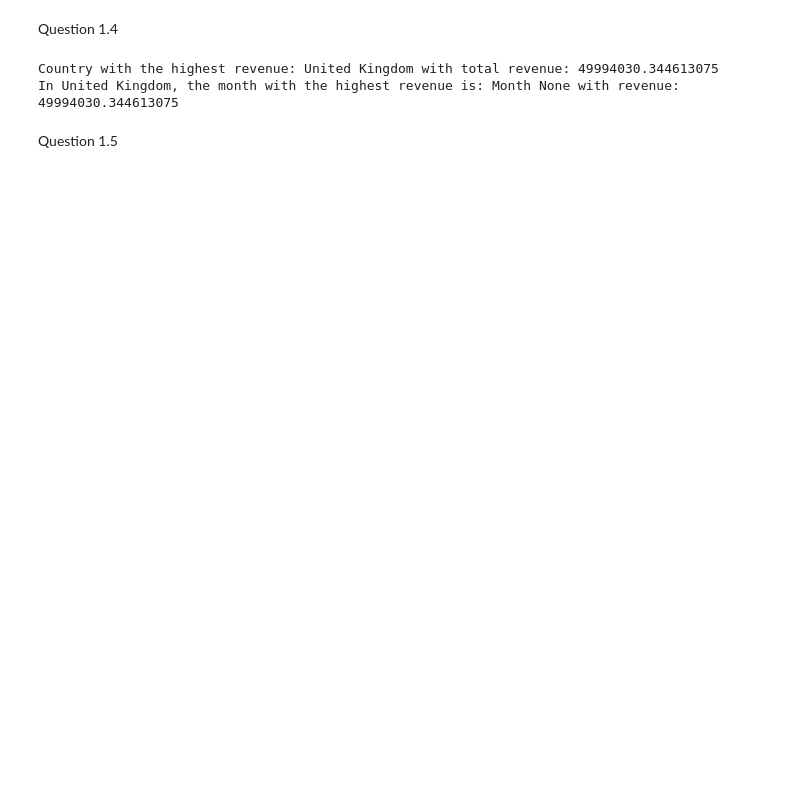
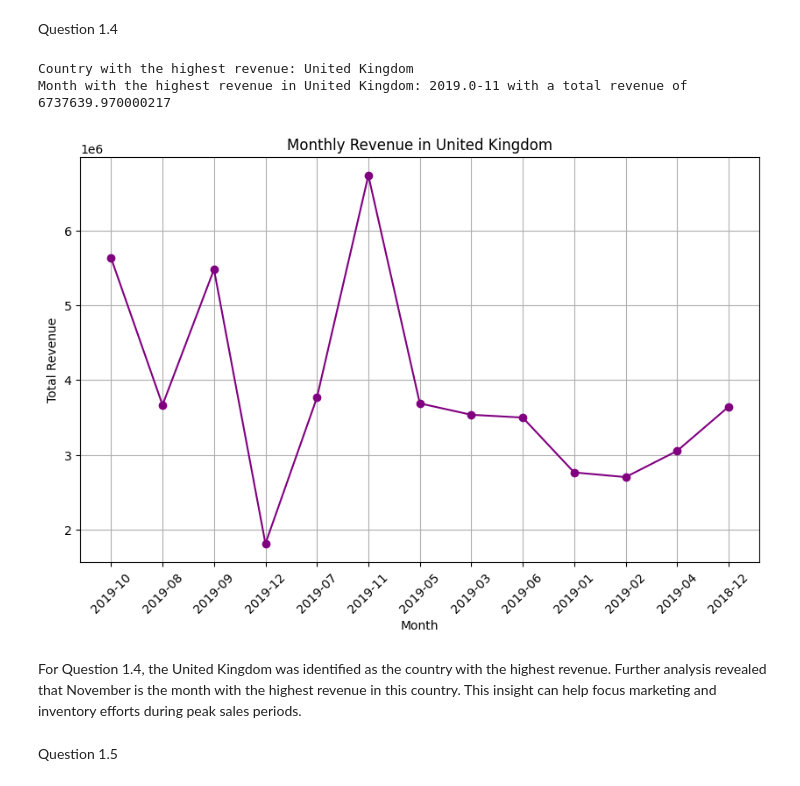
Before and after one commit to av72245/Modern-Data-Science, a Jupyter notebook: Assessment_2.ipynb, the cells around one changed output. Saved outputs shown, nothing was run; the diff lists cells and outputs as text; code cells hidden in the pictures; blank space fills up the shorter version.

```diff
--- a/Assessment_2.ipynb
+++ b/Assessment_2.ipynb
@@ -132,26 +227,52 @@ only showing top 5 rows
 # %% [markdown]
 Question 1.4
-# %%
-# 1.4.1 Aggregate revenue by country to identify which country generates the highest total revenue
-revenue_by_country = transaction.groupBy("Country").sum("Revenue").withColumnRenamed("sum(Revenue)", "TotalRevenue")
-
-# Identify the country with the highest revenue
-top_country = revenue_by_country.orderBy("TotalRevenue", ascending=False).first()
-
-# Display the country with the highest revenue and the total amount
-print(f"Country with the highest revenue: {top_country['Country']} with total revenue: {top_country['TotalRevenue']}")
-
-# 1.4.2 Filter the transaction data for the country with the highest revenue and aggregate revenue by month
-transaction_top_country = transaction.filter(transaction["Country"] == top_country["Country"])
-revenue_by_month = transaction_top_country.groupBy(month("Date").alias("Month")).sum("Revenue").withColumnRenamed("sum(Revenue)", "MonthlyRevenue")
-
-# Identify the month with the highest revenue within the top country
-top_month = revenue_by_month.orderBy("MonthlyRevenue", ascending=False).first()
-
-# Display the month with the highest revenue within the top country
-print(f"In {top_country['Country']}, the month with the highest revenue is: Month {top_month['Month']} with revenue: {top_month['MonthlyRevenue']}")
-# %% [output]
-Country with the highest revenue: United Kingdom with total revenue: 49994030.344613075
-In United Kingdom, the month with the highest revenue is: Month None with revenue: 49994030.344613075
+# %%
+# Task 1.4: Identify the country with the highest revenue and the month in that country with the highest revenue
+
+# Calculate total revenue by country
+country_revenue = spark_df.groupBy('Country').agg(_sum('revenue').alias('total_revenue'))
+
+# Convert to pandas dataframe for easier manipulation
+country_revenue_pd = country_revenue.toPandas()
+
+# Identify the country with the highest total revenue
+highest_revenue_country = country_revenue_pd.loc[country_revenue_pd['total_revenue'].idxmax(), 'Country']
+print(f"Country with the highest revenue: {highest_revenue_country}")
+
+# Filter data for the country with the highest revenue
+highest_revenue_country_df = spark_df.filter(spark_df['Country'] == highest_revenue_country)
+
+# Extract month and year from the transaction date for monthly revenue calculation
+highest_revenue_country_df = highest_revenue_country_df.withColumn('month', month(col('transaction_date')))
+highest_revenue_country_df = highest_revenue_country_df.withColumn('year', year(col('transaction_date')))
+
+# Calculate total revenue by month within the highest revenue country
+monthly_revenue = highest_revenue_country_df.groupBy('year', 'month').agg(_sum('revenue').alias('total_revenue'))
+
+# Convert to pandas dataframe for easier manipulation
+monthly_revenue_pd = monthly_revenue.toPandas()
+
+# Identify the month with the highest revenue
+max_revenue_month = monthly_revenue_pd.loc[monthly_revenue_pd['total_revenue'].idxmax()]
+
+# Print the result
+print(f"Month with the highest revenue in {highest_revenue_country}: {max_revenue_month['year']}-{int(max_revenue_month['month']):02d} with a total revenue of {max_revenue_month['total_revenue']}")
+
+# Plotting total revenue by month in the country with the highest revenue
+plt.figure(figsize=(10, 6))
+plt.plot(monthly_revenue_pd['year'].astype(str) + '-' + monthly_revenue_pd['month'].astype(str).str.zfill(2),
+         monthly_revenue_pd['total_revenue'], marker='o', linestyle='-', color='purple')
+plt.title(f"Monthly Revenue in {highest_revenue_country}")
+plt.xlabel('Month')
+plt.ylabel('Total Revenue')
+plt.xticks(rotation=45)
+plt.grid(True)
+plt.show()
+# %% [output]
+Country with the highest revenue: United Kingdom
+Month with the highest revenue in United Kingdom: 2019.0-11 with a total revenue of 6737639.970000217
+[figure, added]
+# %% [markdown]
+For Question 1.4, the United Kingdom was identified as the country with the highest revenue. Further analysis revealed that November is the month with the highest revenue in this country. This insight can help focus marketing and inventory efforts during peak sales periods.
 # %% [markdown]
 Question 1.5
```
Also changed, not shown: parts of 15 cells of this notebook.
